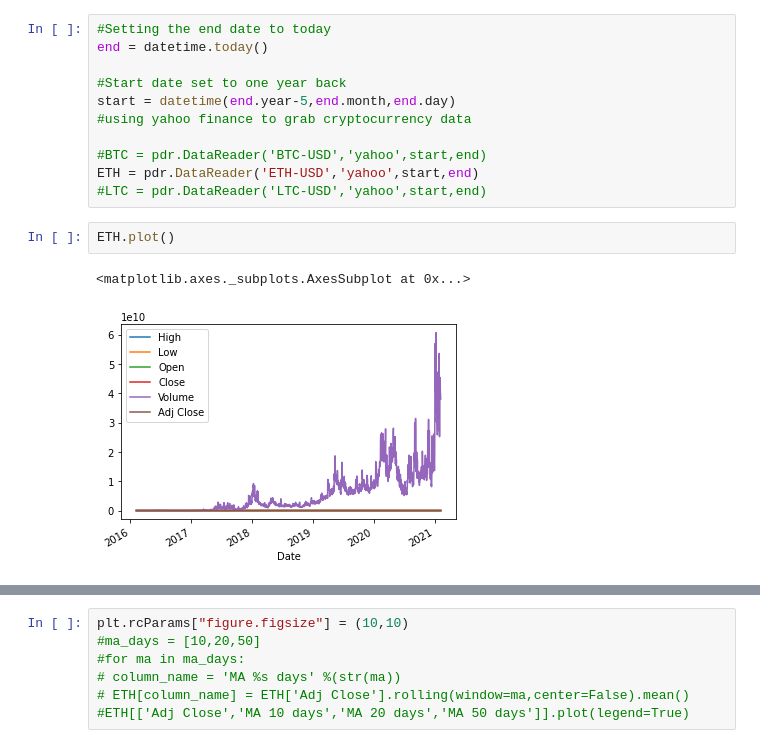
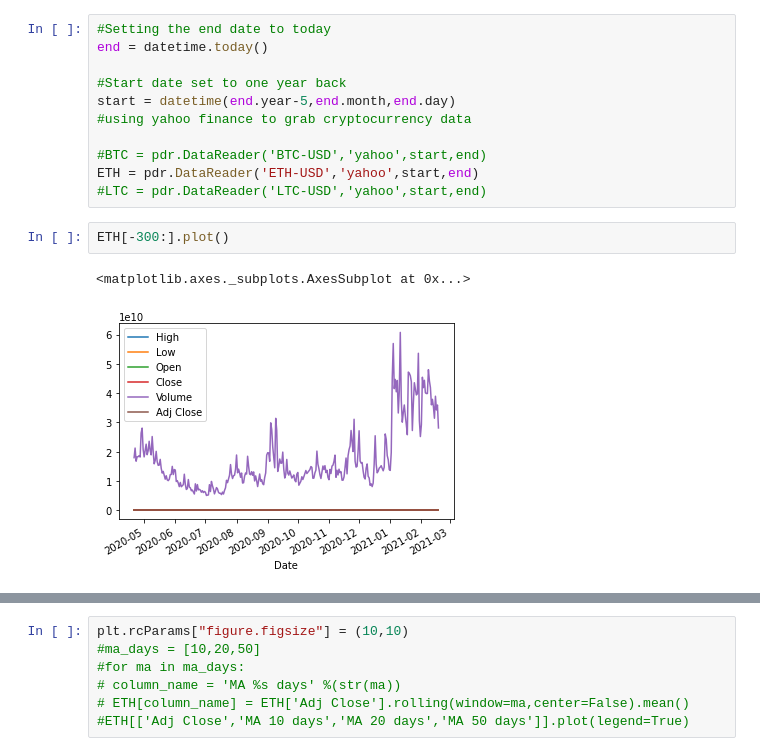
Before and after one commit to Smartsie/Invest, a Jupyter notebook: Invest_with_Currency.ipynb, the cells around one changed output, grey strips where cells are left out. Saved outputs shown, nothing was run; the diff lists cells and outputs as text.

```diff
--- a/Invest_with_Currency.ipynb
+++ b/Invest_with_Currency.ipynb
@@ -773,10 +773,10 @@ start = datetime(end.year-5,end.month,end.day)
 ETH = pdr.DataReader('ETH-USD','yahoo',start,end)
 #LTC = pdr.DataReader('LTC-USD','yahoo',start,end)
 # %%
-ETH.plot()
+ETH[-300:].plot()
 # %% [output]
 <matplotlib.axes._subplots.AxesSubplot at 0x...>
-[figure, old version]
+[figure, new version]
 # %%
 ETH.head()
 # %% [output]
```
Also changed, not shown: parts of 21 cells of this notebook.
